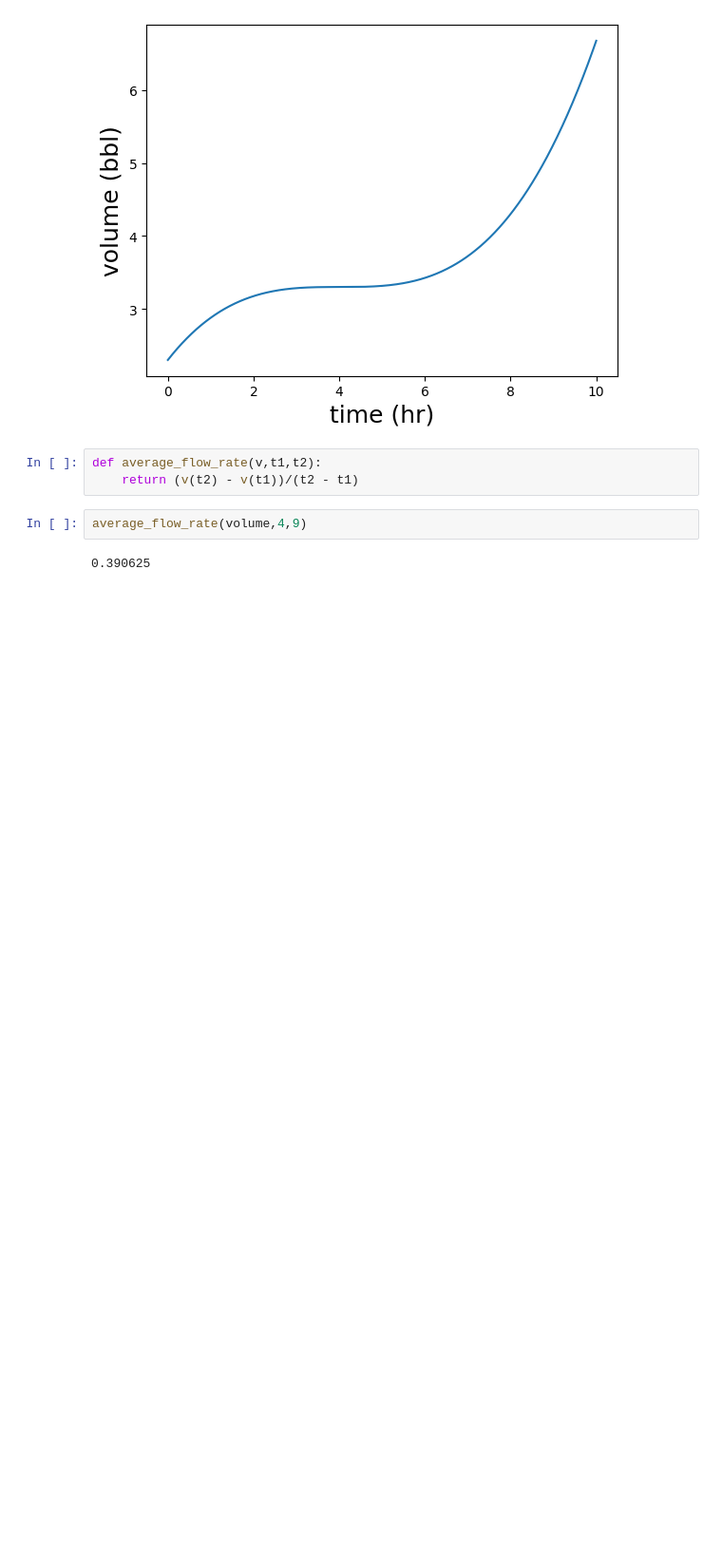
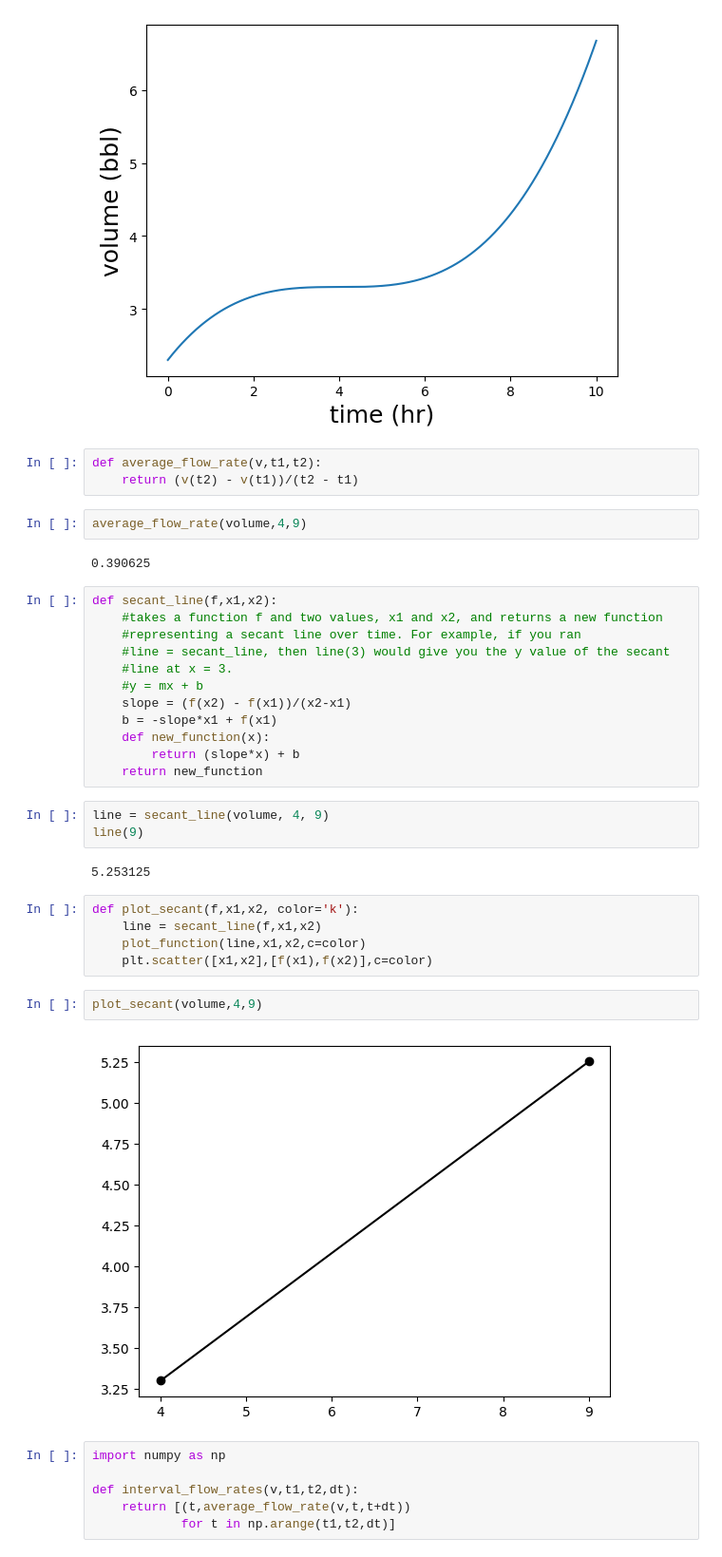
Before and after one commit to Sylethil/Math-for-Programmers, a Jupyter notebook: Chapter 08/ch8_scratch.ipynb, the cells around one changed output. Shown: that part at 95% size. Saved outputs shown, nothing was run; the diff lists cells and outputs as text; blank space fills up the shorter version.

```diff
--- a/Chapter 08/ch8_scratch.ipynb
+++ b/Chapter 08/ch8_scratch.ipynb
@@ -39,3 +39,35 @@ def average_flow_rate(v,t1,t2):
 average_flow_rate(volume,4,9)
 # %% [output]
 0.390625
+# %%
+def secant_line(f,x1,x2):
+    #takes a function f and two values, x1 and x2, and returns a new function
+    #representing a secant line over time. For example, if you ran
+    #line = secant_line, then line(3) would give you the y value of the secant
+    #line at x = 3.
+    #y = mx + b
+    slope = (f(x2) - f(x1))/(x2-x1)
+    b = -slope*x1 + f(x1)
+    def new_function(x):
+        return (slope*x) + b
+    return new_function
+# %%
+line = secant_line(volume, 4, 9)
+line(9)
+# %% [output]
+5.253125
+# %%
+def plot_secant(f,x1,x2, color='k'):
+    line = secant_line(f,x1,x2)
+    plot_function(line,x1,x2,c=color)
+    plt.scatter([x1,x2],[f(x1),f(x2)],c=color)
+# %%
+plot_secant(volume,4,9)
+# %% [output]
+[figure, added]
+# %%
+import numpy as np
+
+def interval_flow_rates(v,t1,t2,dt):
+    return [(t,average_flow_rate(v,t,t+dt))
+            for t in np.arange(t1,t2,dt)]
```
Also changed, not shown: parts of 4 cells of this notebook.
